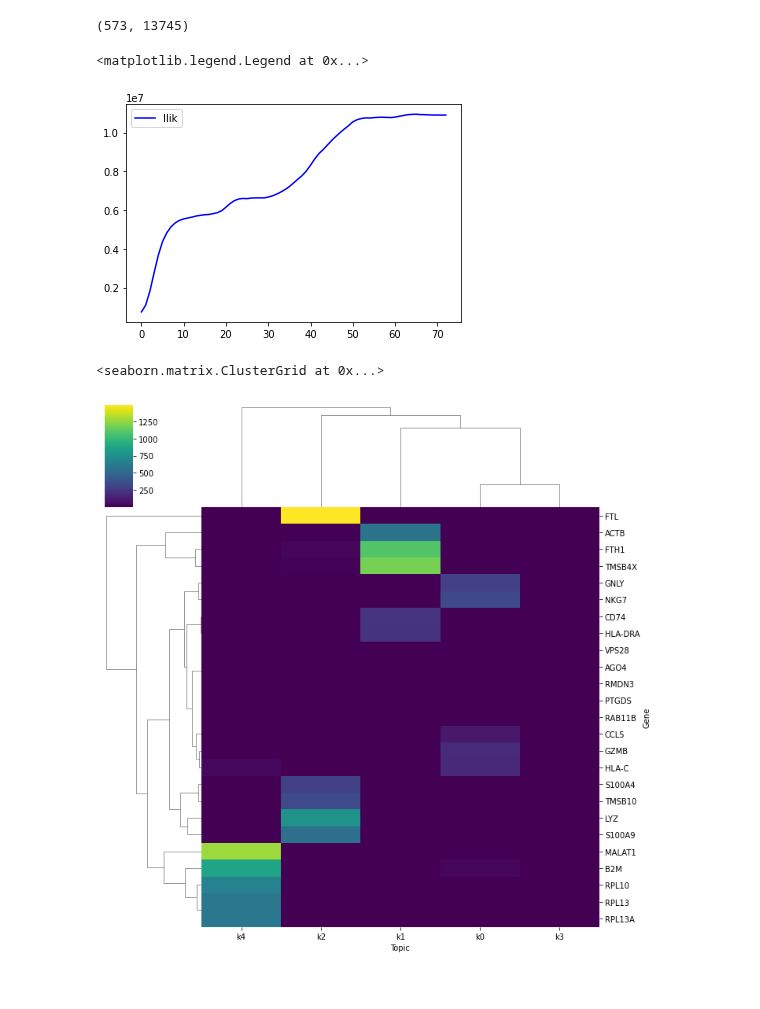
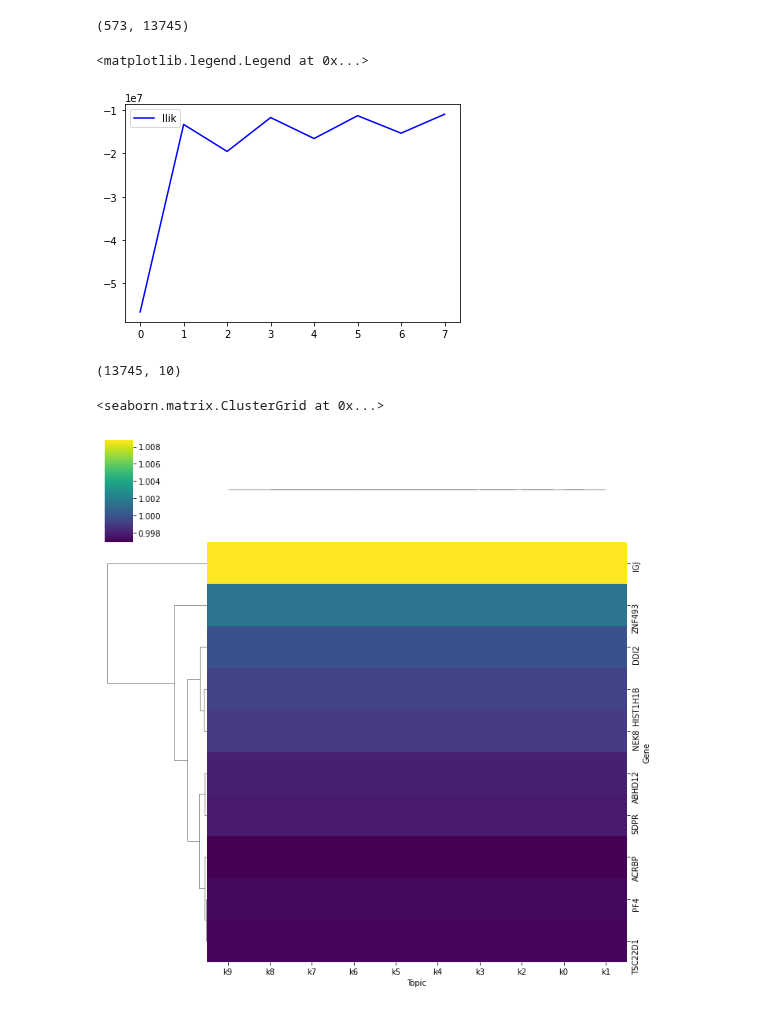
Before and after one commit to causalpathlab/asapp, a Jupyter notebook: examples/2_pbmc_data_asapc.ipynb, the cells around one changed output. Drawn from its saved outputs; the diff is of its cells as text; code cells hidden in the pictures.

```diff
--- a/examples/2_pbmc_data_asapc.ipynb
+++ b/examples/2_pbmc_data_asapc.ipynb
@@ -42,7 +42,7 @@ print(dl.outpath)
 /home/BCCRC.CA/ssubedi/projects/experiments/asapp/result/pbmc/pbmc
 # %%
 dl.load_data()
-asap = ASAPP(adata=dl,factorization='VB', max_iter=100)
+asap = ASAPP(adata=dl)
 asap.get_pbulk()
 # %%
 asap.pbulk_mat.shape
@@ -50,24 +50,30 @@ asap.pbulk_mat.shape
 (573, 13745)
 # %%
 
-K = 5
-nmfm = asapc.ASAPNMFAlt(asap.pbulk_mat.T,K)
+K = 10
+nmfm = asapc.ASAPNMFDC(asap.pbulk_mat.T,K)
 nmf = nmfm.run()
 # %%
-plt.plot(nmf.llik_trace,'b',label='llik')
+plt.plot(nmf.C,'b',label='llik')
 plt.legend()
 # %% [output]
 <matplotlib.legend.Legend at 0x...>
-[figure, old version]
+[figure, new version]
+# %%
+nmf.A.shape
+# %% [output]
+(13745, 10)
 # %%
-df_beta = pd.DataFrame(nmf.beta.T)
+df_beta = pd.DataFrame(nmf.A.T)
 df_beta.columns = dl.cols
-df_top = _topics.get_topic_top_genes(df_beta.iloc[:,:],top_n=5)
+df_top = _topics.get_topic_top_genes(df_beta.iloc[:,:],top_n=10)
 df_top = df_top.pivot(index='Topic',columns='Gene',values='Proportion')
+
+# df_top[df_top>100] = 100
 sns.clustermap(df_top.T,cmap='viridis')
 # %% [output]
 <seaborn.matrix.ClusterGrid at 0x...>
-[figure, old version]
+[figure, new version]
 # %%
 regm = asapc.ASAPREG(dl.mtx.T,nmf.beta)
 reg = regm.regress()
```
Also changed, not shown: parts of 3 cells of this notebook, 10 other files.
